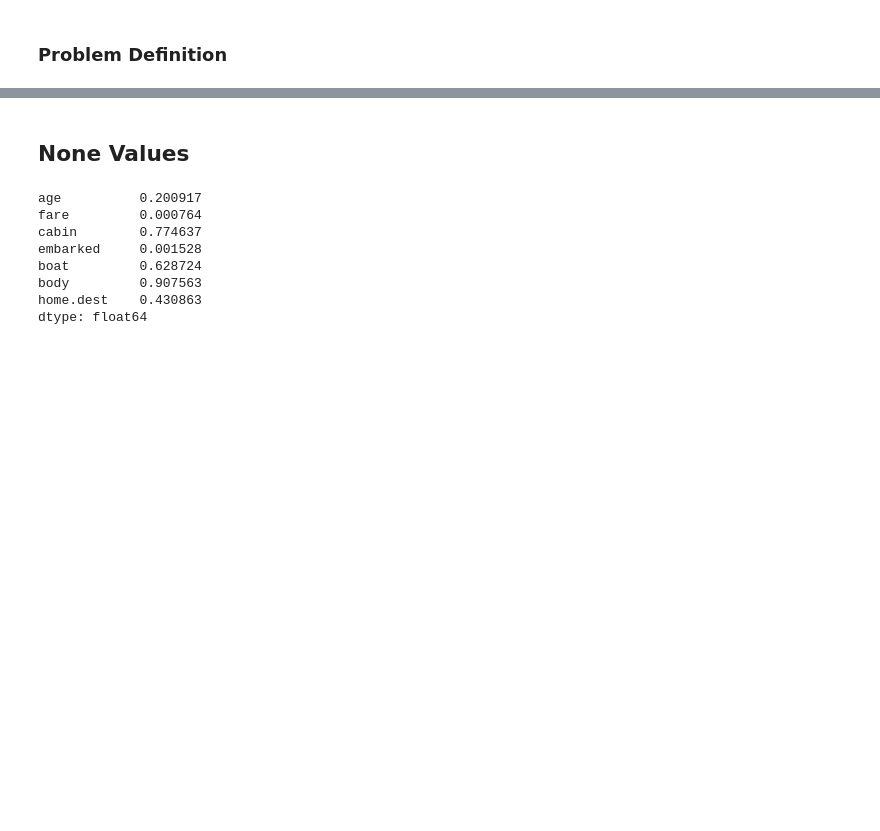
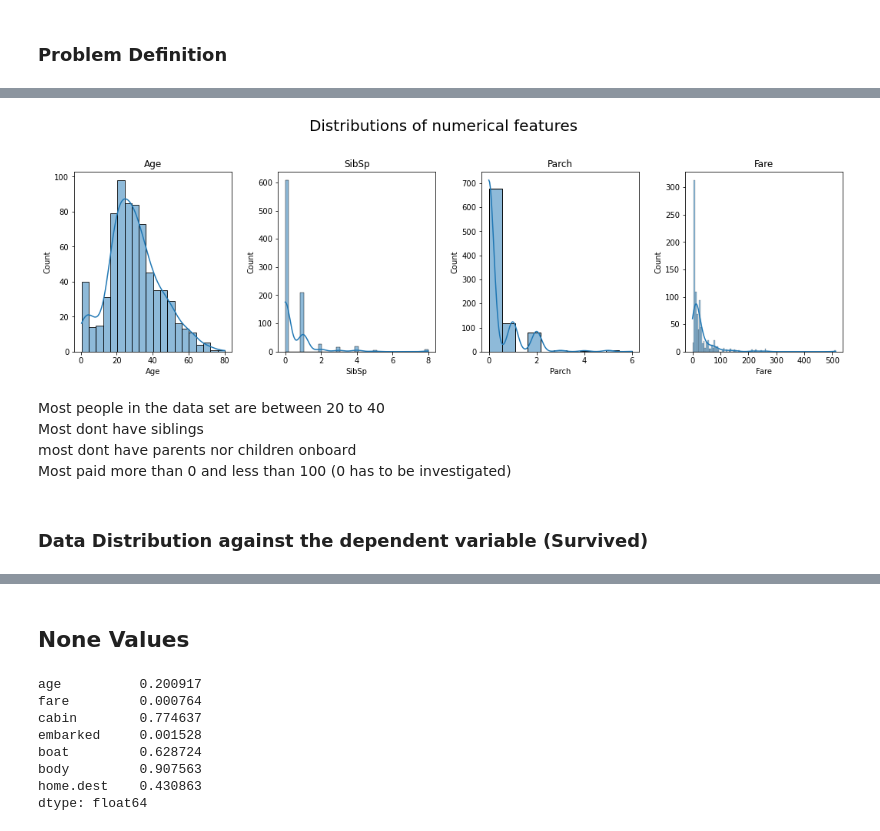
Before and after one commit to noakawa/Titanic, a Jupyter notebook: Titanic.ipynb, the cells around one changed output, grey strips where cells are left out. Cells and saved outputs as stored; diff of their text form; code cells hidden in the pictures; blank space fills up the shorter version.

```diff
--- a/Titanic.ipynb
+++ b/Titanic.ipynb
@@ -229,0 +99,5 @@ memory usage: 143.3+ KB
+# %%
+# Let's split into numerical and categorical features
+cat = ['Survived','Sex','Embarked','Pclass']
+# Not using 'name', 'ticket', 'home.dest', 'body' and 'cabin' for now since almost unique, I might extract features from them
+num = data_train.drop(columns=cat+['Name','Ticket', 'Cabin']).columns
@@ -229,0 +127,20 @@ memory usage: 143.3+ KB
+# %%
+fig = plt.figure(figsize=(15, 5))
+fig.suptitle('Distributions of numerical features', fontsize=20)
+num_cols = 4
+num_rows = 1
+
+for i, col in enumerate(num):
+    ax = fig.add_subplot(num_rows, num_cols, i + 1)
+    sns.histplot(data_train[col], ax=ax, kde=True)
+    ax.set_title(col)
+plt.tight_layout(pad=2)
+# %% [output]
+[figure, added]
+# %% [markdown]
+Most people in the data set are between 20 to 40 <br>
+Most dont have siblings <br>
+most dont have parents nor children onboard <br>
+Most paid more than 0 and less than 100 (0 has to be investigated)
+# %% [markdown]
+### Data Distribution against the dependent variable (Survived)
```
Also changed, not shown: parts of 45 cells of this notebook.
